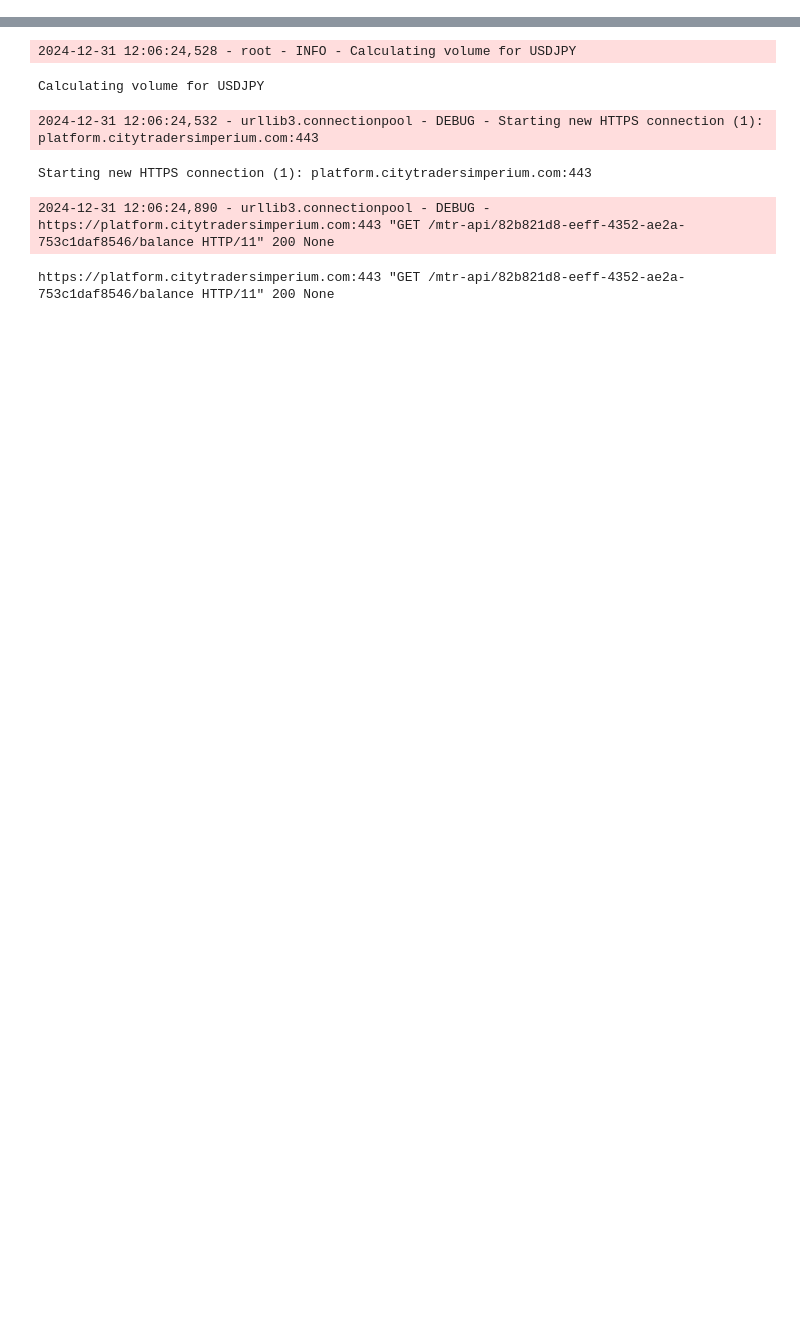
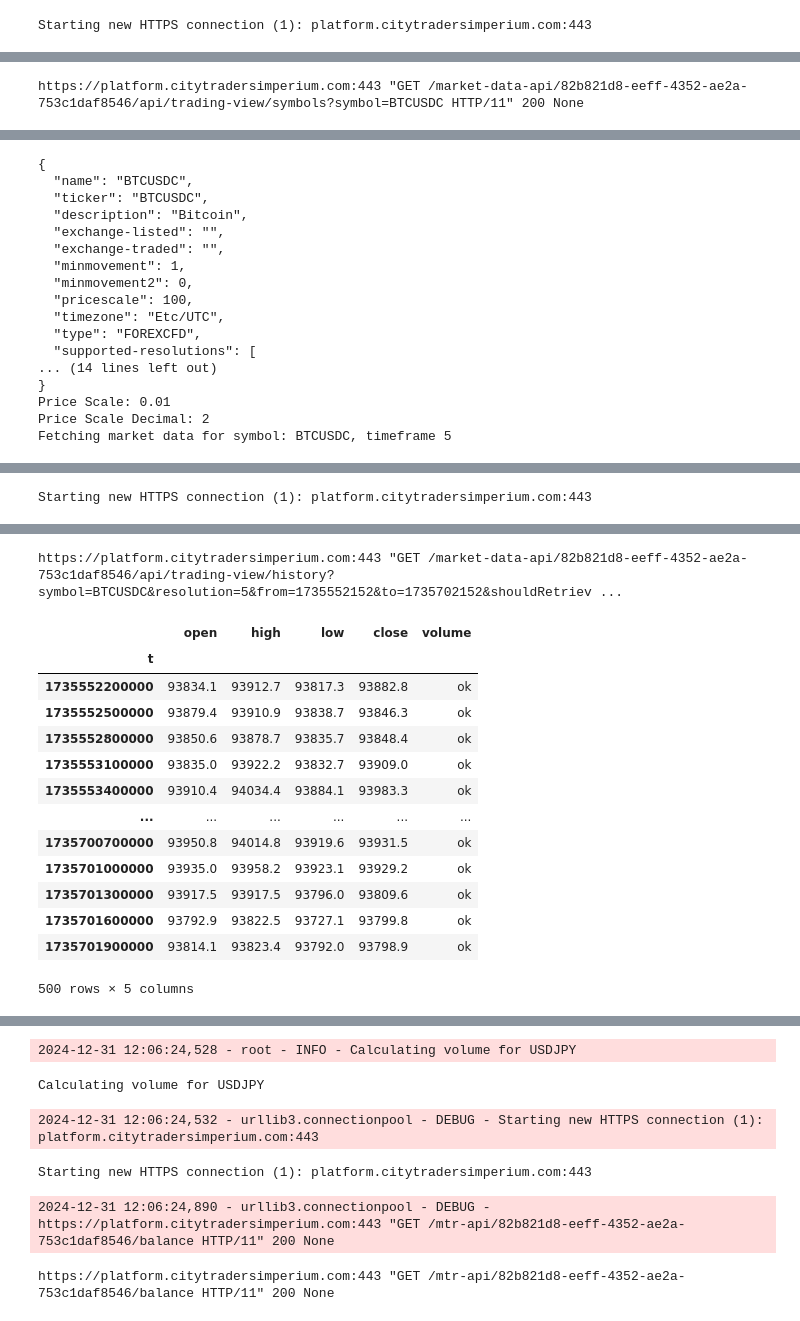
Before and after one commit to Gitchegumi/CTI_Scripts, a Jupyter notebook: py_scripts/get_info.ipynb, the cells around one changed output, grey strips where cells are left out. Saved outputs shown, nothing was run; the diff lists cells and outputs as text; code cells hidden in the pictures; blank space fills up the shorter version.

```diff
--- a/py_scripts/get_info.ipynb
+++ b/py_scripts/get_info.ipynb
@@ -46,0 +81,17 @@ RT Token: eyJhbGciOiJIUzI1NiIsInR5cCI6IkpXVCJ9.eyJhY2NvdW50X3V1aWQiOiJjZWZjZjE4N
+# %%
+symbols = ["BTCUSDC"]
+
+for symbol in symbols:
+    price_data = PriceData()
+    symbol_data = get_symbol_data(login_manager, symbol)
+    print(json.dumps(symbol_data, indent=2))
+    price_scale = 1 / symbol_data["pricescale"]
+    print(f"Price Scale: {price_scale}")
+    decimal_places = abs(Decimal(str(price_scale)).as_tuple().exponent)
+    print(f"Price Scale Decimal: {decimal_places}")
+    ohlc = price_data.fetch_market_data(login_manager, symbol, 5)
+    df = pd.DataFrame(ohlc).set_index("t")
+    preped_df = Indicators.prepare_data(df)
+
+preped_df
+# %% [output]
@@ -46,0 +99 @@ RT Token: eyJhbGciOiJIUzI1NiIsInR5cCI6IkpXVCJ9.eyJhY2NvdW50X3V1aWQiOiJjZWZjZjE4N
+Starting new HTTPS connection (1): platform.citytradersimperium.com:443
@@ -46,0 +101 @@ RT Token: eyJhbGciOiJIUzI1NiIsInR5cCI6IkpXVCJ9.eyJhY2NvdW50X3V1aWQiOiJjZWZjZjE4N
+https://platform.citytradersimperium.com:443 "GET /market-data-api/82b821d8-eeff-4352-ae2a-753c1daf8546/api/trading-view/symbols?symbol=BTCUSDC HTTP/11" 200 None
@@ -46,0 +103,17 @@ RT Token: eyJhbGciOiJIUzI1NiIsInR5cCI6IkpXVCJ9.eyJhY2NvdW50X3V1aWQiOiJjZWZjZjE4N
+{
+  "name": "BTCUSDC",
+  "ticker": "BTCUSDC",
+  "description": "Bitcoin",
+  "exchange-listed": "",
+  "exchange-traded": "",
+  "minmovement": 1,
+  "minmovement2": 0,
+  "pricescale": 100,
+  "timezone": "Etc/UTC",
+  "type": "FOREXCFD",
+  "supported-resolutions": [
+... (14 lines left out)
+}
+Price Scale: 0.01
+Price Scale Decimal: 2
+Fetching market data for symbol: BTCUSDC, timeframe 5
@@ -46,0 +121 @@ RT Token: eyJhbGciOiJIUzI1NiIsInR5cCI6IkpXVCJ9.eyJhY2NvdW50X3V1aWQiOiJjZWZjZjE4N
+Starting new HTTPS connection (1): platform.citytradersimperium.com:443
@@ -46,0 +123,15 @@ RT Token: eyJhbGciOiJIUzI1NiIsInR5cCI6IkpXVCJ9.eyJhY2NvdW50X3V1aWQiOiJjZWZjZjE4N
+https://platform.citytradersimperium.com:443 "GET /market-data-api/82b821d8-eeff-4352-ae2a-753c1daf8546/api/trading-view/history?symbol=BTCUSDC&resolution=5&from=1735552152&to=1735702152&shouldRetriev ...
+|  | open | high | low | close | volume |
+| t |  |  |  |  |  |
+| 1735552200000 | 93834.1 | 93912.7 | 93817.3 | 93882.8 | ok |
+| 1735552500000 | 93879.4 | 93910.9 | 93838.7 | 93846.3 | ok |
+| 1735552800000 | 93850.6 | 93878.7 | 93835.7 | 93848.4 | ok |
+| 1735553100000 | 93835.0 | 93922.2 | 93832.7 | 93909.0 | ok |
+| 1735553400000 | 93910.4 | 94034.4 | 93884.1 | 93983.3 | ok |
+| ... | ... | ... | ... | ... | ... |
+| 1735700700000 | 93950.8 | 94014.8 | 93919.6 | 93931.5 | ok |
+| 1735701000000 | 93935.0 | 93958.2 | 93923.1 | 93929.2 | ok |
+| 1735701300000 | 93917.5 | 93917.5 | 93796.0 | 93809.6 | ok |
+| 1735701600000 | 93792.9 | 93822.5 | 93727.1 | 93799.8 | ok |
+| 1735701900000 | 93814.1 | 93823.4 | 93792.0 | 93798.9 | ok |
+500 rows × 5 columns
```
Also changed, not shown: parts of 7 cells of this notebook, 5 other files.
